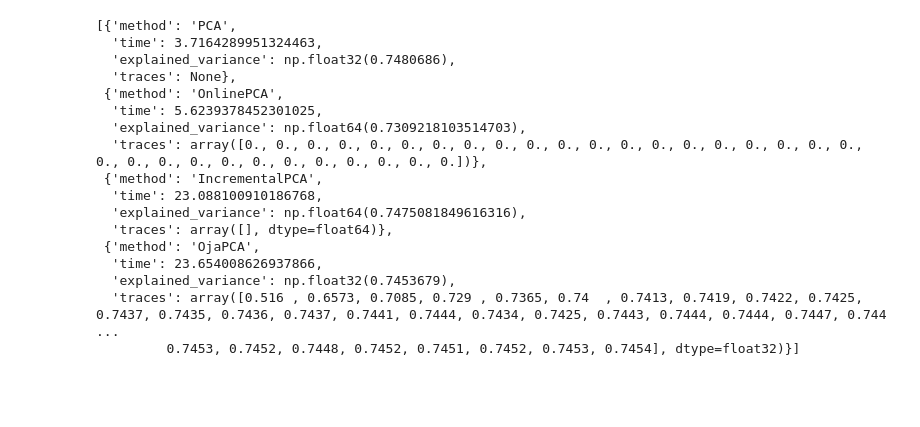
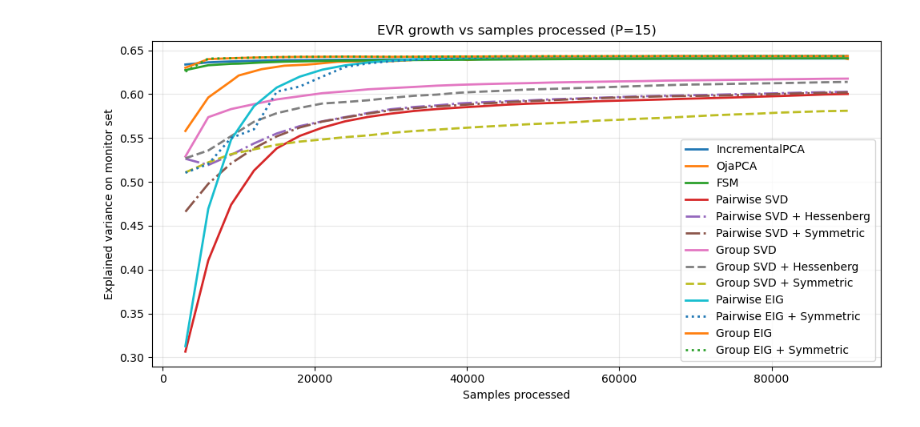
Before and after one commit to serafimalex/online-pca, a Jupyter notebook: benchmarking.ipynb, the cells around one changed output. Saved outputs shown, nothing was run; the diff lists cells and outputs as text; code cells hidden in the pictures; blank space fills up the shorter version.

```diff
--- a/benchmarking.ipynb
+++ b/benchmarking.ipynb
@@ -466,20 +784,26 @@ plt.show()
-# %%
-results
-# %% [output]
-[{'method': 'PCA',
-  'time': 3.7164289951324463,
-  'explained_variance': np.float32(0.7480686),
-  'traces': None},
- {'method': 'OnlinePCA',
-  'time': 5.6239378452301025,
-  'explained_variance': np.float64(0.7309218103514703),
-  'traces': array([0., 0., 0., 0., 0., 0., 0., 0., 0., 0., 0., 0., 0., 0., 0., 0., 0., 0., 0., 0., 0., 0., 0., 0., 0., 0., 0., 0., 0., 0., 0., 0.])},
- {'method': 'IncrementalPCA',
-  'time': 23.088100910186768,
-  'explained_variance': np.float64(0.7475081849616316),
-  'traces': array([], dtype=float64)},
- {'method': 'OjaPCA',
-  'time': 23.654008626937866,
-  'explained_variance': np.float32(0.7453679),
-  'traces': array([0.516 , 0.6573, 0.7085, 0.729 , 0.7365, 0.74  , 0.7413, 0.7419, 0.7422, 0.7425, 0.7437, 0.7435, 0.7436, 0.7437, 0.7441, 0.7444, 0.7434, 0.7425, 0.7443, 0.7444, 0.7444, 0.7447, 0.744 ...
-         0.7453, 0.7452, 0.7448, 0.7452, 0.7451, 0.7452, 0.7453, 0.7454], dtype=float32)}]
+# %%
+plt.figure(figsize=(10, 5))
+
+plt.plot(ipca_samples, ipca_tr, lw=2, label="IncrementalPCA")
+plt.plot(oja_samples, oja_tr, lw=2, label="OjaPCA")
+plt.plot(fsm_samples, fsm_tr, lw=2, label="FSM")
+plt.plot(online_samples, online_tr, lw=2, label="Pairwise SVD")
+plt.plot(online_hess_samples, online_hess_tr, lw=2, label="Pairwise SVD + Hessenberg", linestyle="-.")
+plt.plot(online_sym_samples, online_sym_tr, lw=2, label="Pairwise SVD + Symmetric", linestyle="-.")
+plt.plot(group_samples, group_tr, lw=2, label="Group SVD")
+plt.plot(group_hess_samples, group_hess_tr, lw=2, label="Group SVD + Hessenberg", linestyle="--")
+plt.plot(group_sym_samples,  group_sym_tr,  lw=2, label="Group SVD + Symmetric",  linestyle="--")
+plt.plot(eig_samples, eig_tr, lw=2, label="Pairwise EIG")
+plt.plot(oeb_s_w, oeb_tr_w, lw=2, label="Pairwise EIG + Symmetric", linestyle=":")
+plt.plot(geb_samples, geb_tr, lw=2, label="Group EIG")
+plt.plot(geb_s_w, geb_tr_w, lw=2, label="Group EIG + Symmetric", linestyle=":")
+
+plt.xlabel("Samples processed")
+plt.ylabel("Explained variance on monitor set")
+plt.title(f"EVR growth vs samples processed (P={P})")
+plt.grid(alpha=0.3)
+plt.legend()
+plt.tight_layout()
+plt.show()
+# %% [output]
+[figure, added]
```
Also changed, not shown: parts of 34 cells of this notebook, 12 other files.
